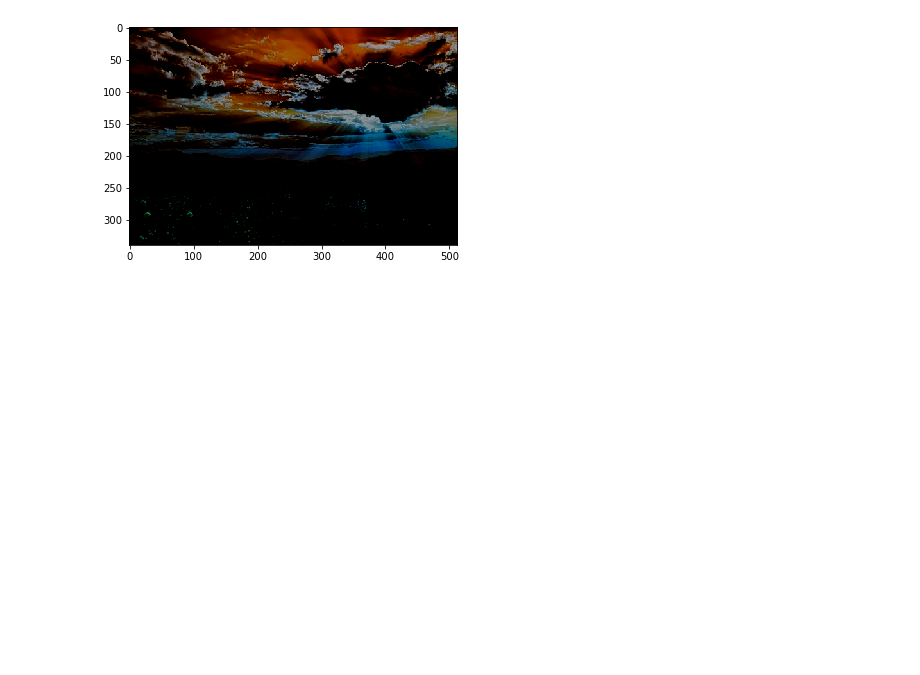
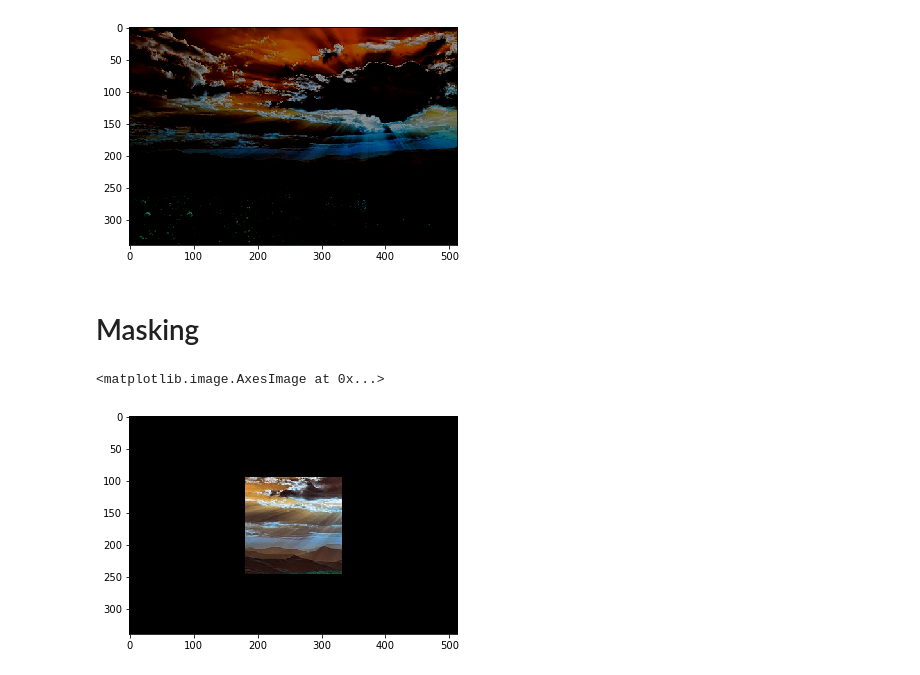
Before and after one commit to ahmadkhan242/OpenCV_practice, a Jupyter notebook: OpenCV_practice_for_images.ipynb, the cells around one changed output. Cells and saved outputs as stored; diff of their text form; code cells hidden in the pictures; blank space fills up the shorter version.

Commit message:
image practice done

```diff
--- a/Untitled.ipynb
+++ b/OpenCV_practice_for_images.ipynb
@@ -178,3 +180,15 @@ plt.imshow(subtracted)
 # %% [output]
 <matplotlib.image.AxesImage at 0x...>
 [figure]
+# %% [markdown]
+# Masking
+# %%
+image = cv2.imread("./pic.jpg")
+mask = np.zeros(image.shape[:2], dtype = "uint8")
+(cX, cY) = (image.shape[1] // 2, image.shape[0] // 2)
+cv2.rectangle(mask, (cX - 75, cY - 75), (cX + 75 , cY + 75), 255, -1)
+masked = cv2.bitwise_and(image, image, mask = mask)
+plt.imshow(masked)
+# %% [output]
+<matplotlib.image.AxesImage at 0x...>
+[figure, added]
```
Also changed, not shown: parts of 31 cells of this notebook, 1 other file.
